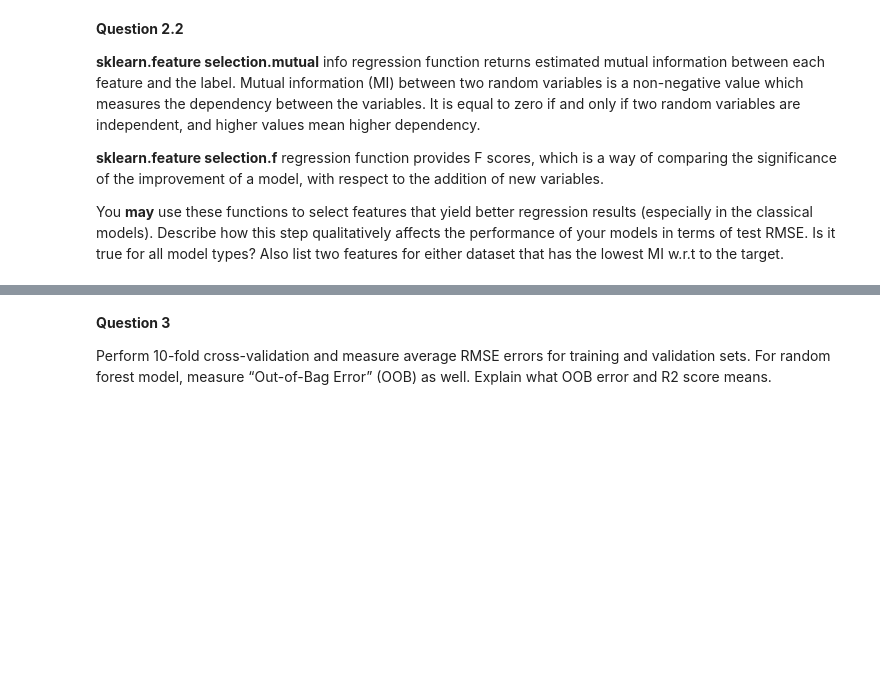
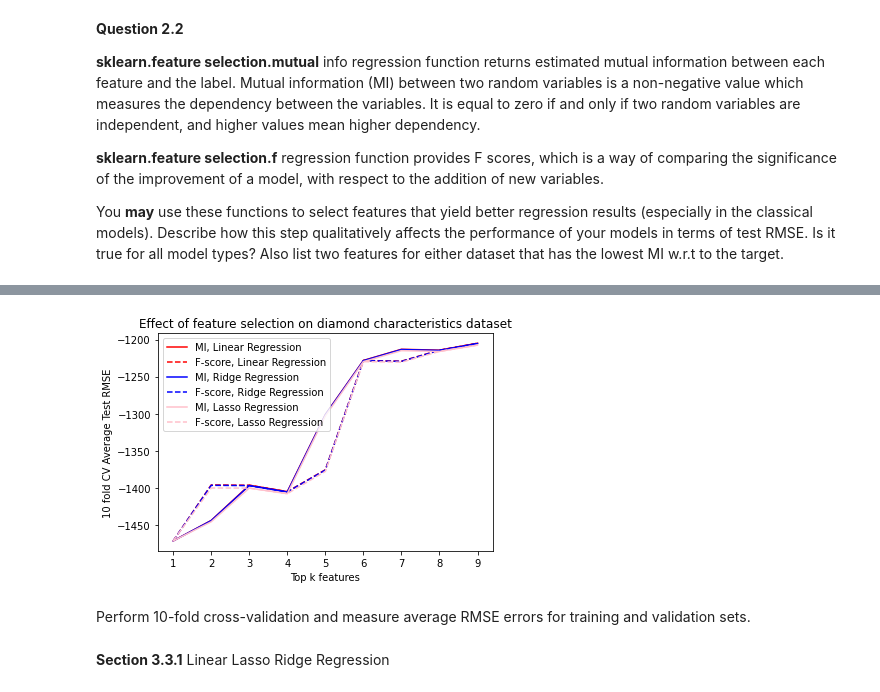
Before and after one commit to diplav09/Regression-Analysis, a Jupyter notebook: LSDM Project 4 Diamonds 1-5.ipynb, the cells around one changed output, grey strips where cells are left out. Saved outputs shown, nothing was run; the diff lists cells and outputs as text; code cells hidden in the pictures; blank space fills up the shorter version.

```diff
--- a/LSDM Project 4 Diamonds 1-5.ipynb
+++ b/LSDM Project 4 Diamonds 1-5.ipynb
@@ -212,0 +210,7 @@ diamonds_data_scaled.head()
+# %%
+X = diamonds_data.drop(columns='price')
+y = diamonds_data['price']
+# Split the data into train and test sets
+X_train, X_test, y_train, y_test = train_test_split(X, y, test_size=0.2, random_state=42)
+X_train_std, X_test_std, y_train_std, y_test_std = standardize_data(X_train, X_test, y_train, y_test)
+X_train_std.head()
@@ -219,12 +230,3 @@ between two random variables is a non-negative value which measures the dependen
 **sklearn.feature selection.f** regression function provides F scores, which is a way of comparing the significance of the improvement of a model, with respect to the addition of new variables.
 
 You **may** use these functions to select features that yield better regression results (especially in the classical models). Describe how this step qualitatively affects the performance of your models in terms of test RMSE. Is it true for all model types? Also list two features for either dataset that has the lowest MI w.r.t to the target.
-# %%
-X = diamonds_data_scaled.drop('price', axis=1) # select all features except target
-y = diamonds_data_scaled['price'] # select target variable
-
-mi_scores = mutual_info_regression(X, y)
-f_scores, _ = f_regression(X, y)
-
-mi_scores_sorted = sorted(zip(mi_scores, X.columns), reverse=True)
-f_scores_sorted = sorted(zip(f_scores, X.columns), reverse=True)
@@ -239,0 +299,14 @@ print(top_k_f_features)
+# %%
+plt.plot(np.arange(1,len(RMSE_MIR)+1,1),    RMSE_MIR,         label = 'MI, Linear Regression', c= 'red')
+plt.plot(np.arange(1,len(RMSE_FR)+1,1),     RMSE_FR,    '--', label = 'F-score, Linear Regression', c= 'red')
+plt.plot(np.arange(1,len(RMSE_MIR_RR)+1,1), RMSE_MIR_RR,      label = 'MI, Ridge Regression', c= 'blue')
+plt.plot(np.arange(1,len(RMSE_FR_RR)+1,1),  RMSE_FR_RR, '--', label = 'F-score, Ridge Regression', c= 'blue')
+plt.plot(np.arange(1,len(RMSE_MIR_LR)+1,1), RMSE_MIR_LR,      label = 'MI, Lasso Regression', c= 'pink')
+plt.plot(np.arange(1,len(RMSE_FR_LR)+1,1),  RMSE_FR_LR, '--', label = 'F-score, Lasso Regression', c= 'pink')
+plt.legend(loc='best')
+plt.xlabel('Top k features')
+plt.ylabel('10 fold CV Average Test RMSE')
+plt.title('Effect of feature selection on diamond characteristics dataset')
+plt.show()
+# %% [output]
+[figure, added]
@@ -240,4 +320,4 @@ print(top_k_f_features)
 # %% [markdown]
-**Question 3**
-
-Perform 10-fold cross-validation and measure average RMSE errors for training and validation sets. For random forest model, measure “Out-of-Bag Error” (OOB) as well. Explain what OOB error and R2 score means.
+Perform 10-fold cross-validation and measure average RMSE errors for training and validation sets.
+# %% [markdown]
+**Section 3.3.1** Linear Lasso Ridge Regression
```
Also changed, not shown: parts of 14 cells of this notebook.
